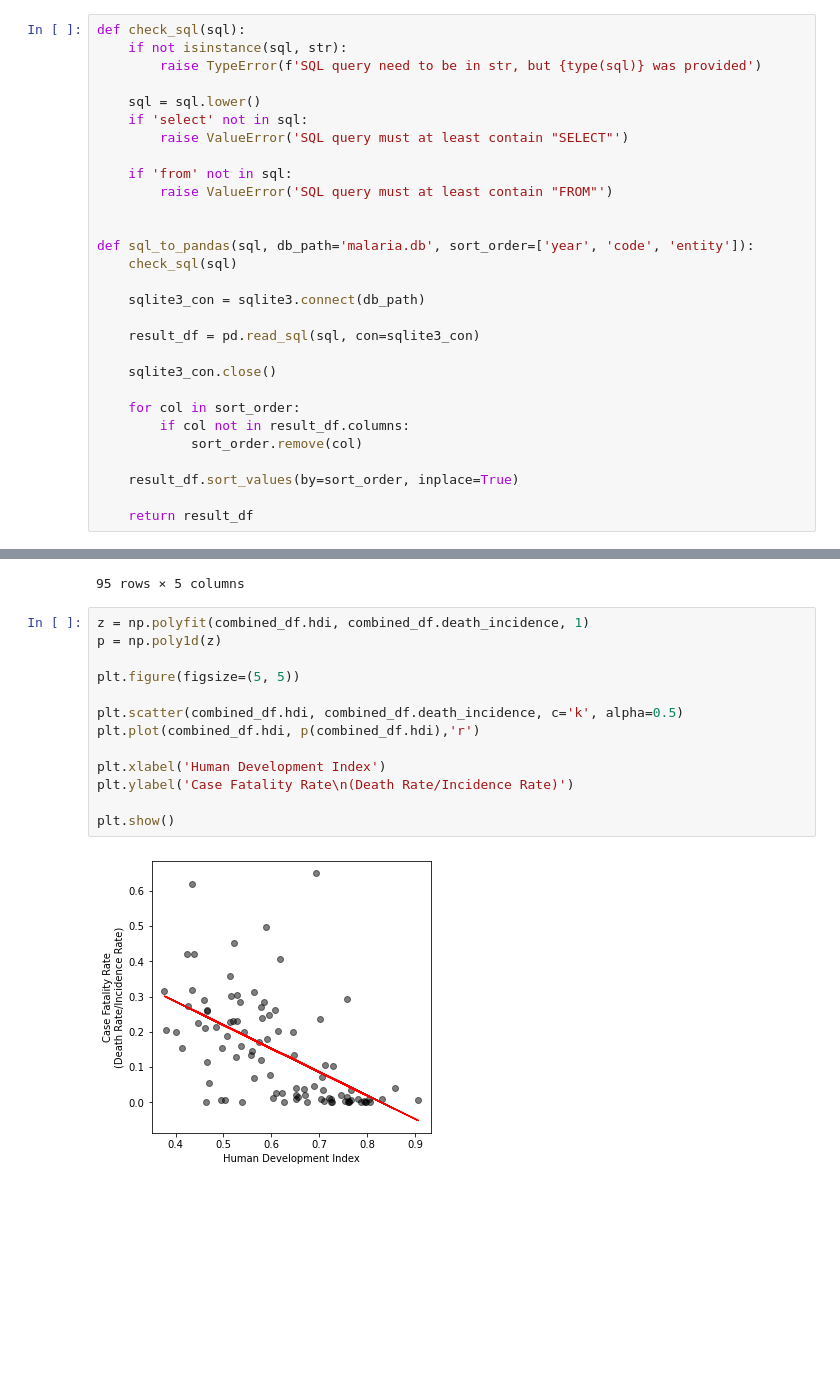
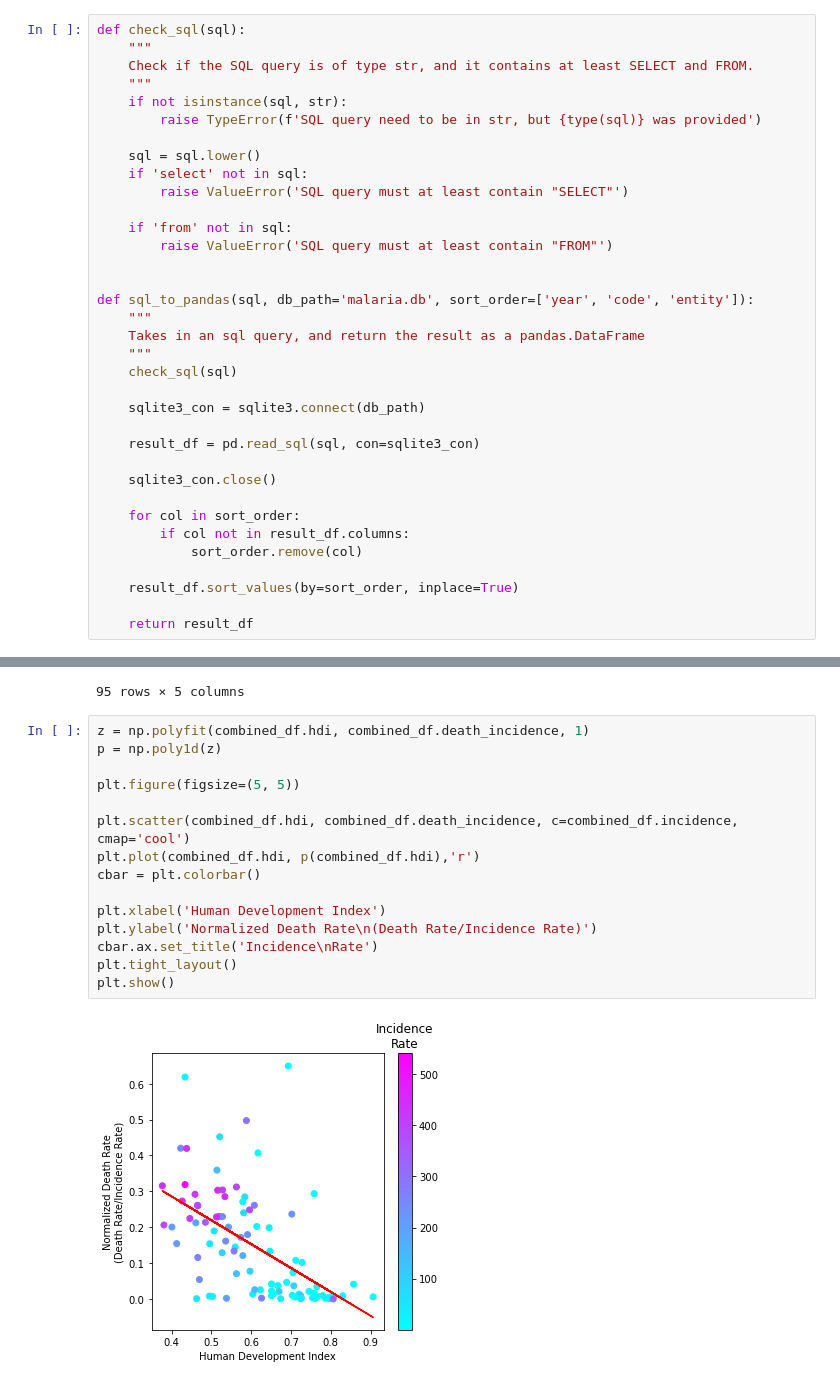
Before and after one commit to simonchuth/sgh_assessment, a Jupyter notebook: malaria_notebook.ipynb, the cells around one changed output, grey strips where cells are left out. Saved outputs shown, nothing was run; the diff lists cells and outputs as text; blank space fills up the shorter version.

Commit message:
Writeup for visualisation 1

```diff
--- a/malaria_notebook.ipynb
+++ b/malaria_notebook.ipynb
@@ -252,6 +252,9 @@ sqlite3_con.close()
 # Retrieve data from SQL database
 # %%
 def check_sql(sql):
+    """
+    Check if the SQL query is of type str, and it contains at least SELECT and FROM.
+    """
     if not isinstance(sql, str):
         raise TypeError(f'SQL query need to be in str, but {type(sql)} was provided')
 
@@ -264,6 +267,9 @@ def check_sql(sql):
 
 
 def sql_to_pandas(sql, db_path='malaria.db', sort_order=['year', 'code', 'entity']):
+    """
+    Takes in an sql query, and return the result as a pandas.DataFrame
+    """
     check_sql(sql)
 
     sqlite3_con = sqlite3.connect(db_path)
@@ -452,15 +467,17 @@ combined_df
 # %%
 z = np.polyfit(combined_df.hdi, combined_df.death_incidence, 1)
 p = np.poly1d(z)
 
 plt.figure(figsize=(5, 5))
 
-plt.scatter(combined_df.hdi, combined_df.death_incidence, c='k', alpha=0.5)
+plt.scatter(combined_df.hdi, combined_df.death_incidence, c=combined_df.incidence, cmap='cool')
 plt.plot(combined_df.hdi, p(combined_df.hdi),'r')
+cbar = plt.colorbar()
 
 plt.xlabel('Human Development Index')
-plt.ylabel('Case Fatality Rate\n(Death Rate/Incidence Rate)')
-
+plt.ylabel('Normalized Death Rate\n(Death Rate/Incidence Rate)')
+cbar.ax.set_title('Incidence\nRate')
+plt.tight_layout()
 plt.show()
 # %% [output]
-[figure, old version]
+[figure, new version]
```
Also changed, not shown: parts of 3 cells of this notebook.
